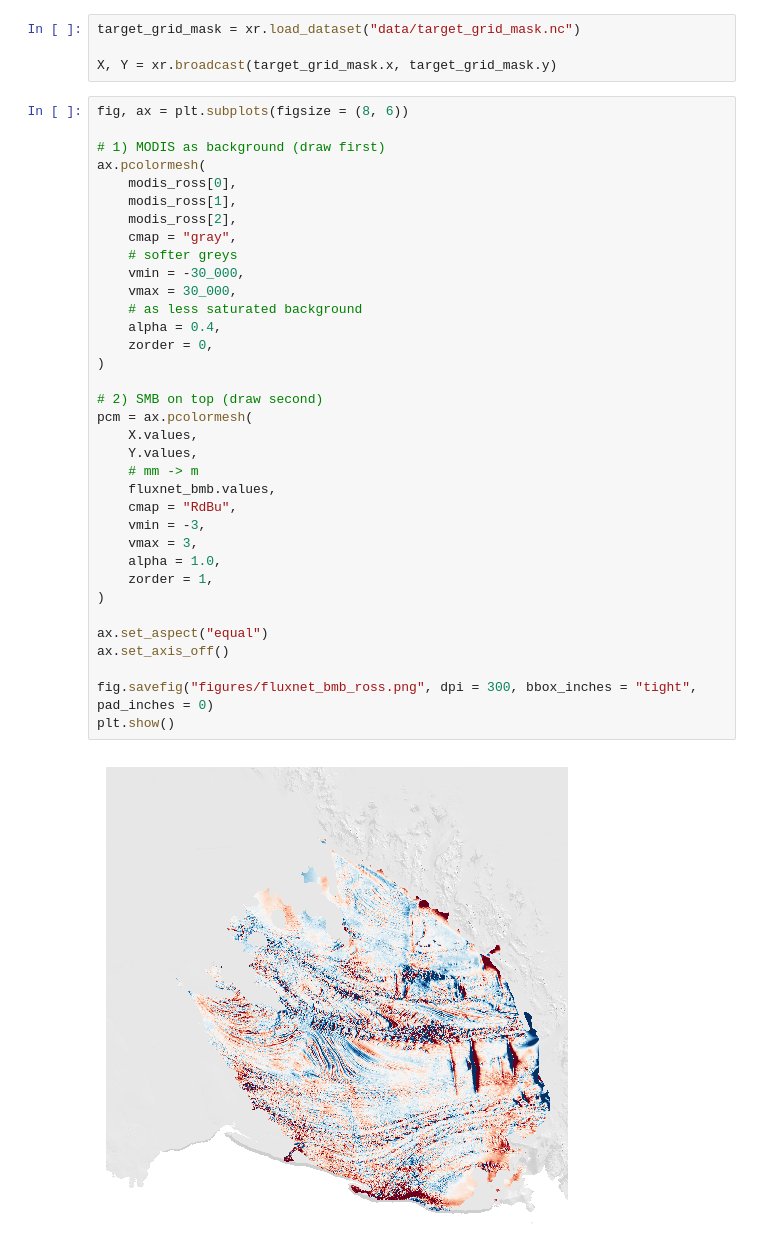
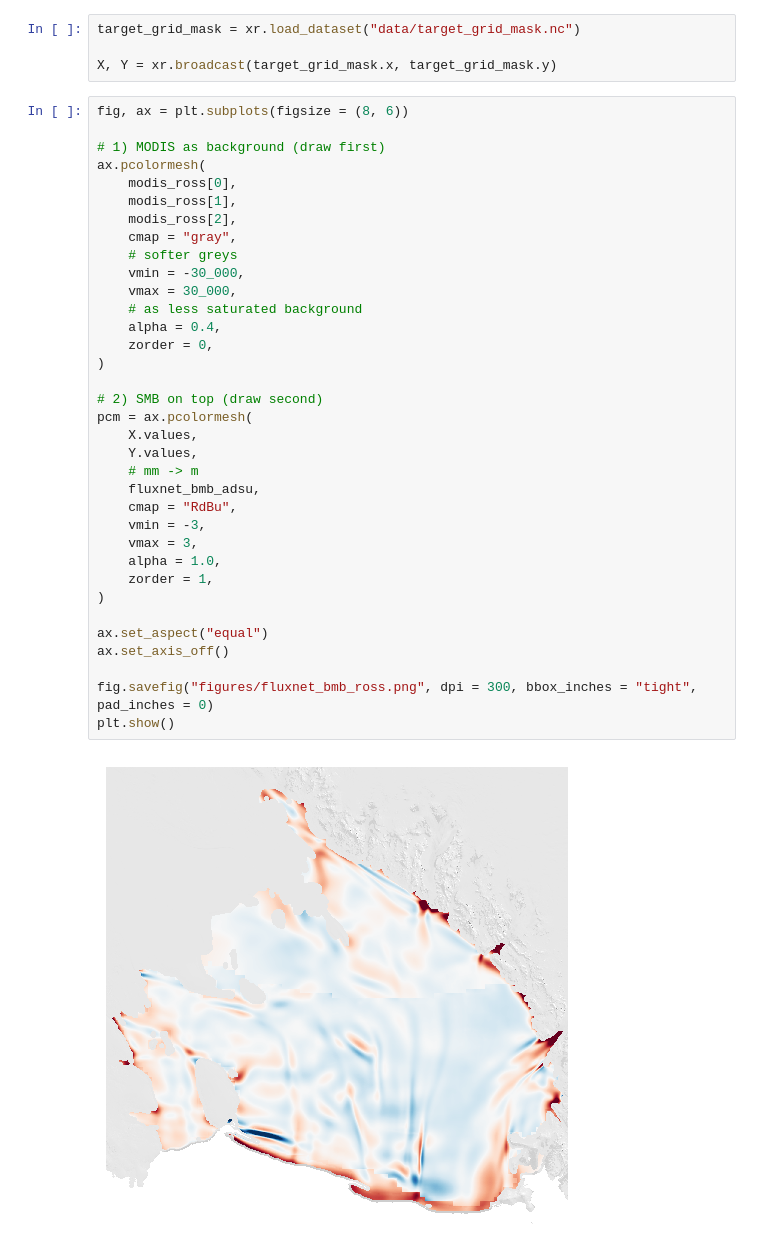
Before and after one commit to kimbente/FluxNet, a Jupyter notebook: combine_bmb.ipynb, the cells around one changed output. Cells and saved outputs as stored; diff of their text form.

```diff
--- a/combine_bmb.ipynb
+++ b/combine_bmb.ipynb
@@ -183,32 +189,32 @@ ax.pcolormesh(
     modis_ross[0],
     modis_ross[1],
     modis_ross[2],
     cmap = "gray",
     # softer greys
     vmin = -30_000,
     vmax = 30_000,
     # as less saturated background
     alpha = 0.4,
     zorder = 0,
 )
 
 # 2) SMB on top (draw second)
 pcm = ax.pcolormesh(
     X.values,
     Y.values,
     # mm -> m
-    fluxnet_bmb.values,
+    fluxnet_bmb_adsu,
     cmap = "RdBu",
     vmin = -3,
     vmax = 3,
     alpha = 1.0,
     zorder = 1,
 )
 
 ax.set_aspect("equal")
 ax.set_axis_off()
 
 fig.savefig("figures/fluxnet_bmb_ross.png", dpi = 300, bbox_inches = "tight", pad_inches = 0)
 plt.show()
 # %% [output]
-[figure, old version]
+[figure, new version]
```
Also changed, not shown: parts of 12 cells of this notebook, 35 other files.
